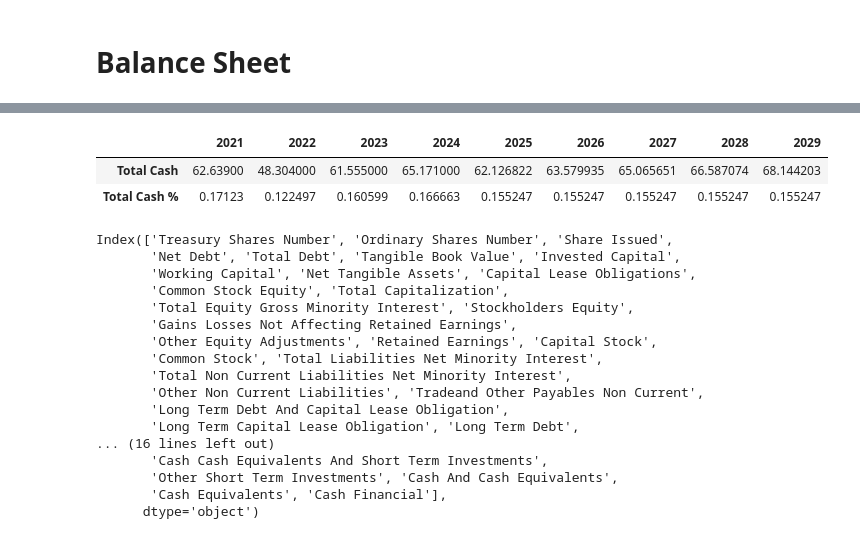
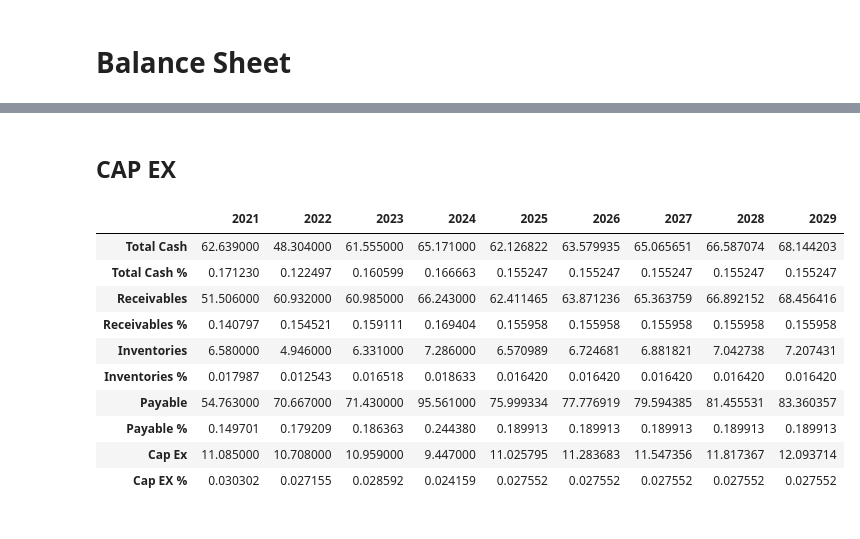
Before and after one commit to dagimg16/dcf_modeling, a Jupyter notebook: dcf_model.ipynb, the cells around one changed output, grey strips where cells are left out. Drawn from its saved outputs; the diff is of its cells as text; code cells hidden in the pictures.

```diff
--- a/dcf_model.ipynb
+++ b/dcf_model.ipynb
@@ -316,28 +298,27 @@ cash_margin_output = total_cash_output / revenue_output
+# %% [markdown]
+## CAP EX
+# %%
+capex_margin, past_capex = get_capEx(ticker, past_revenue)
+# %%
+capex_estimite = projection * capex_margin
+# %%
+capex_output = pd.concat([past_capex, capex_estimite])
+# %%
+capex_margin_output = capex_output/ revenue_output
 # %%
-pd.DataFrame(data=[total_cash_output, cash_margin_output],
-            index=['Total Cash', 'Total Cash %'])
+pd.DataFrame(data=[total_cash_output, cash_margin_output, receivable_output, receivable_margin_output,inventory_output,inventory_margin_output,
+                  payable_output, payable_margin_output, capex_output, capex_margin_output],
+            index=['Total Cash', 'Total Cash %', 'Receivables', 'Receivables %', 'Inventories', 'Inventories %',
+                  'Payable', 'Payable %', 'Cap Ex', 'Cap EX %'])
 # %% [output]
 |  | 2021 | 2022 | 2023 | 2024 | 2025 | 2026 | 2027 | 2028 | 2029 |
-| Total Cash | 62.63900 | 48.304000 | 61.555000 | 65.171000 | 62.126822 | 63.579935 | 65.065651 | 66.587074 | 68.144203 |
-| Total Cash % | 0.17123 | 0.122497 | 0.160599 | 0.166663 | 0.155247 | 0.155247 | 0.155247 | 0.155247 | 0.155247 |
+| Total Cash | 62.639000 | 48.304000 | 61.555000 | 65.171000 | 62.126822 | 63.579935 | 65.065651 | 66.587074 | 68.144203 |
+| Total Cash % | 0.171230 | 0.122497 | 0.160599 | 0.166663 | 0.155247 | 0.155247 | 0.155247 | 0.155247 | 0.155247 |
+| Receivables | 51.506000 | 60.932000 | 60.985000 | 66.243000 | 62.411465 | 63.871236 | 65.363759 | 66.892152 | 68.456416 |
+| Receivables % | 0.140797 | 0.154521 | 0.159111 | 0.169404 | 0.155958 | 0.155958 | 0.155958 | 0.155958 | 0.155958 |
+| Inventories | 6.580000 | 4.946000 | 6.331000 | 7.286000 | 6.570989 | 6.724681 | 6.881821 | 7.042738 | 7.207431 |
+| Inventories % | 0.017987 | 0.012543 | 0.016518 | 0.018633 | 0.016420 | 0.016420 | 0.016420 | 0.016420 | 0.016420 |
+| Payable | 54.763000 | 70.667000 | 71.430000 | 95.561000 | 75.999334 | 77.776919 | 79.594385 | 81.455531 | 83.360357 |
+| Payable % | 0.149701 | 0.179209 | 0.186363 | 0.244380 | 0.189913 | 0.189913 | 0.189913 | 0.189913 | 0.189913 |
+| Cap Ex | 11.085000 | 10.708000 | 10.959000 | 9.447000 | 11.025795 | 11.283683 | 11.547356 | 11.817367 | 12.093714 |
+| Cap EX % | 0.030302 | 0.027155 | 0.028592 | 0.024159 | 0.027552 | 0.027552 | 0.027552 | 0.027552 | 0.027552 |
-# %%
-stock= yf.Ticker(ticker)
-stock.balance_sheet.loc['Cash Cash Equivalents And Short Term Investments'].dropna()
-# %% [output]
-Index(['Treasury Shares Number', 'Ordinary Shares Number', 'Share Issued',
-       'Net Debt', 'Total Debt', 'Tangible Book Value', 'Invested Capital',
-       'Working Capital', 'Net Tangible Assets', 'Capital Lease Obligations',
-       'Common Stock Equity', 'Total Capitalization',
-       'Total Equity Gross Minority Interest', 'Stockholders Equity',
-       'Gains Losses Not Affecting Retained Earnings',
-       'Other Equity Adjustments', 'Retained Earnings', 'Capital Stock',
-       'Common Stock', 'Total Liabilities Net Minority Interest',
-       'Total Non Current Liabilities Net Minority Interest',
-       'Other Non Current Liabilities', 'Tradeand Other Payables Non Current',
-       'Long Term Debt And Capital Lease Obligation',
-       'Long Term Capital Lease Obligation', 'Long Term Debt',
-... (16 lines left out)
-       'Cash Cash Equivalents And Short Term Investments',
-       'Other Short Term Investments', 'Cash And Cash Equivalents',
-       'Cash Equivalents', 'Cash Financial'],
-      dtype='object')
```
Also changed, not shown: parts of 53 cells of this notebook.
